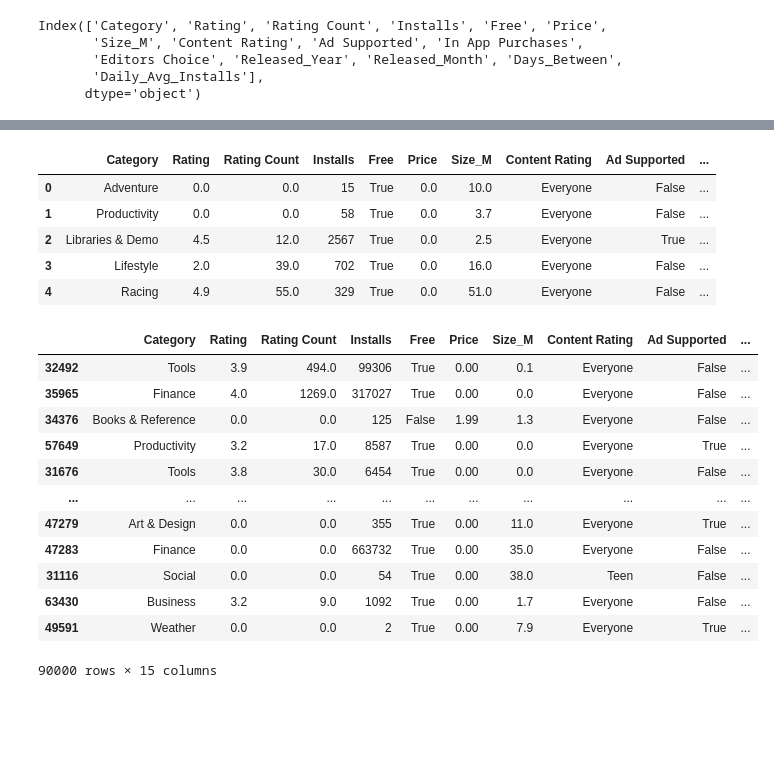
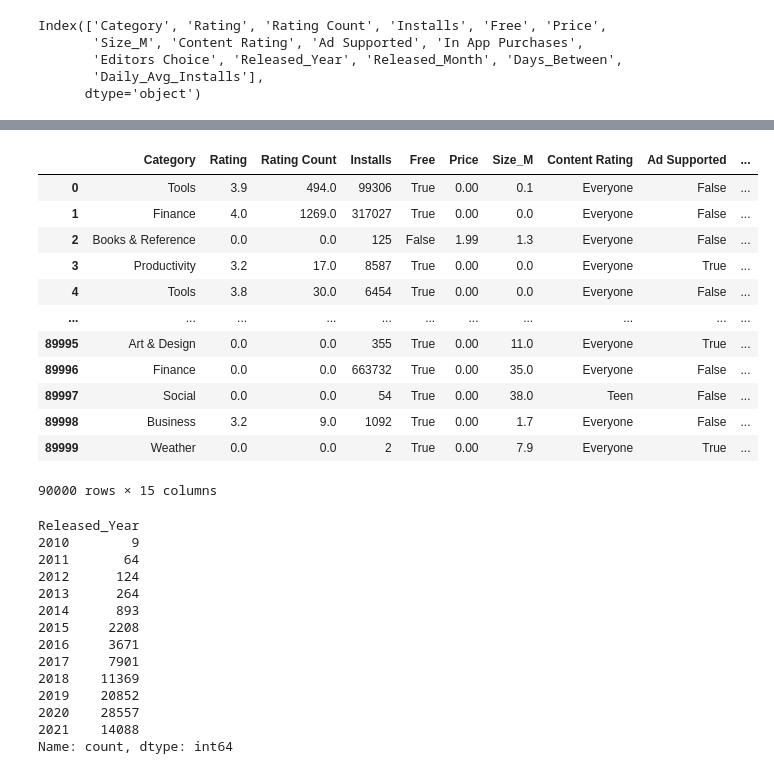
Before and after one commit to mostafa-fallaha/data-drift-simulation, a Jupyter notebook: new_data/new_data.ipynb, the cells around one changed output, grey strips where cells are left out. Drawn from its saved outputs; the diff is of its cells as text; code cells hidden in the pictures; blank space fills up the shorter version.

```diff
--- a/new_data/new_data.ipynb
+++ b/new_data/new_data.ipynb
@@ -51,11 +51,18 @@ Data columns (total 15 columns):
 dtypes: bool(4), float64(5), int64(4), object(2)
 memory usage: 7.9+ MB
 # %%
-df.head()
+df
 # %% [output]
 |  | Category | Rating | Rating Count | Installs | Free | Price | Size_M | Content Rating | Ad Supported | ... |
-| 0 | Adventure | 0.0 | 0.0 | 15 | True | 0.0 | 10.0 | Everyone | False | ... |
-| 1 | Productivity | 0.0 | 0.0 | 58 | True | 0.0 | 3.7 | Everyone | False | ... |
-| 2 | Libraries & Demo | 4.5 | 12.0 | 2567 | True | 0.0 | 2.5 | Everyone | True | ... |
-| 3 | Lifestyle | 2.0 | 39.0 | 702 | True | 0.0 | 16.0 | Everyone | False | ... |
-| 4 | Racing | 4.9 | 55.0 | 329 | True | 0.0 | 51.0 | Everyone | False | ... |
+| 0 | Tools | 3.9 | 494.0 | 99306 | True | 0.00 | 0.1 | Everyone | False | ... |
+| 1 | Finance | 4.0 | 1269.0 | 317027 | True | 0.00 | 0.0 | Everyone | False | ... |
+| 2 | Books & Reference | 0.0 | 0.0 | 125 | False | 1.99 | 1.3 | Everyone | False | ... |
+| 3 | Productivity | 3.2 | 17.0 | 8587 | True | 0.00 | 0.0 | Everyone | True | ... |
+| 4 | Tools | 3.8 | 30.0 | 6454 | True | 0.00 | 0.0 | Everyone | False | ... |
+| ... | ... | ... | ... | ... | ... | ... | ... | ... | ... | ... |
+| 89995 | Art & Design | 0.0 | 0.0 | 355 | True | 0.00 | 11.0 | Everyone | True | ... |
+| 89996 | Finance | 0.0 | 0.0 | 663732 | True | 0.00 | 35.0 | Everyone | False | ... |
+| 89997 | Social | 0.0 | 0.0 | 54 | True | 0.00 | 38.0 | Teen | False | ... |
+| 89998 | Business | 3.2 | 9.0 | 1092 | True | 0.00 | 1.7 | Everyone | False | ... |
+| 89999 | Weather | 0.0 | 0.0 | 2 | True | 0.00 | 7.9 | Everyone | True | ... |
+90000 rows × 15 columns
@@ -64,16 +68,0 @@ df = df.sort_values(by='Released_Year')
-# %%
-df
-# %% [output]
-|  | Category | Rating | Rating Count | Installs | Free | Price | Size_M | Content Rating | Ad Supported | ... |
-| 32492 | Tools | 3.9 | 494.0 | 99306 | True | 0.00 | 0.1 | Everyone | False | ... |
-| 35965 | Finance | 4.0 | 1269.0 | 317027 | True | 0.00 | 0.0 | Everyone | False | ... |
-| 34376 | Books & Reference | 0.0 | 0.0 | 125 | False | 1.99 | 1.3 | Everyone | False | ... |
-| 57649 | Productivity | 3.2 | 17.0 | 8587 | True | 0.00 | 0.0 | Everyone | True | ... |
-| 31676 | Tools | 3.8 | 30.0 | 6454 | True | 0.00 | 0.0 | Everyone | False | ... |
-| ... | ... | ... | ... | ... | ... | ... | ... | ... | ... | ... |
-| 47279 | Art & Design | 0.0 | 0.0 | 355 | True | 0.00 | 11.0 | Everyone | True | ... |
-| 47283 | Finance | 0.0 | 0.0 | 663732 | True | 0.00 | 35.0 | Everyone | False | ... |
-| 31116 | Social | 0.0 | 0.0 | 54 | True | 0.00 | 38.0 | Teen | False | ... |
-| 63430 | Business | 3.2 | 9.0 | 1092 | True | 0.00 | 1.7 | Everyone | False | ... |
-| 49591 | Weather | 0.0 | 0.0 | 2 | True | 0.00 | 7.9 | Everyone | True | ... |
-90000 rows × 15 columns
@@ -83,0 +69,17 @@ df.to_csv(filepath, index=False)
+# %%
+df['Released_Year'].value_counts().sort_index()
+# %% [output]
+Released_Year
+2010        9
+2011       64
+2012      124
+2013      264
+2014      893
+2015     2208
+2016     3671
+2017     7901
+2018    11369
+2019    20852
+2020    28557
+2021    14088
+Name: count, dtype: int64
```
Also changed, not shown: parts of 26 cells of this notebook, 4 other files.
